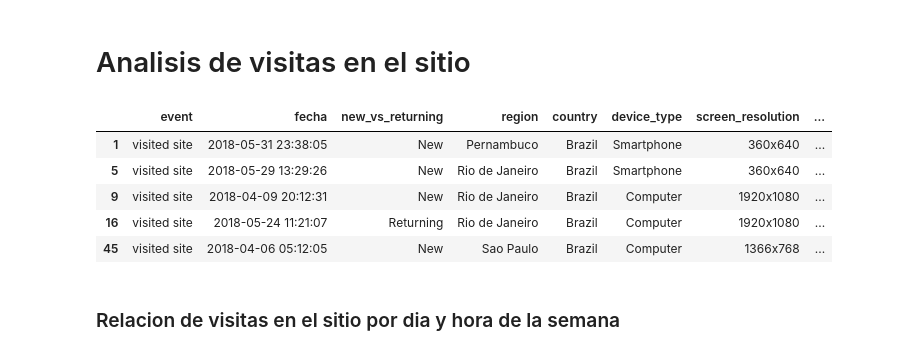
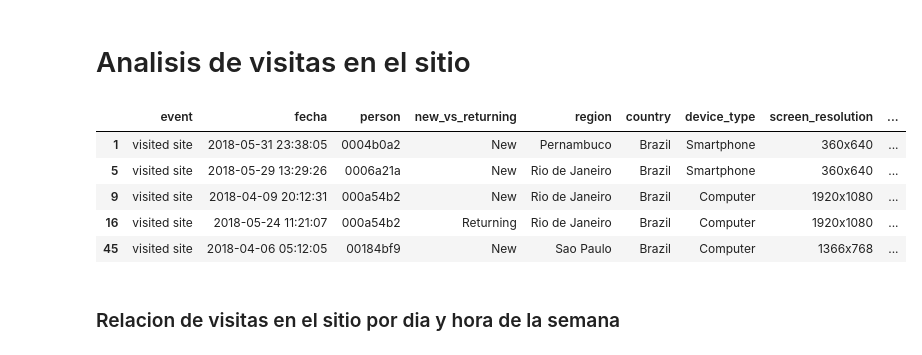
Before and after one commit to Memphis14F/datosTp1, a Jupyter notebook: WebAnalyticsEvents.ipynb, the cells around one changed output. Saved outputs shown, nothing was run; the diff lists cells and outputs as text; code cells hidden in the pictures.

```diff
--- a/WebAnalyticsEvents.ipynb
+++ b/WebAnalyticsEvents.ipynb
@@ -133,16 +133,16 @@ plt.show()
 # %% [markdown]
 # Analisis de visitas en el sitio
 # %%
-visitas = events.loc[:,['event','fecha','new_vs_returning','region','country','device_type','screen_resolution','operating_system_version','browser_version']]
+visitas = events.loc[:,['event','fecha','person','new_vs_returning','region','country','device_type','screen_resolution','operating_system_version','browser_version']]
 visitas = visitas.loc[visitas.event == 'visited site']
 visitas.head()
 # %% [output]
-|  | event | fecha | new_vs_returning | region | country | device_type | screen_resolution | ... |
-| 1 | visited site | 2018-05-31 23:38:05 | New | Pernambuco | Brazil | Smartphone | 360x640 | ... |
-| 5 | visited site | 2018-05-29 13:29:26 | New | Rio de Janeiro | Brazil | Smartphone | 360x640 | ... |
-| 9 | visited site | 2018-04-09 20:12:31 | New | Rio de Janeiro | Brazil | Computer | 1920x1080 | ... |
-| 16 | visited site | 2018-05-24 11:21:07 | Returning | Rio de Janeiro | Brazil | Computer | 1920x1080 | ... |
-| 45 | visited site | 2018-04-06 05:12:05 | New | Sao Paulo | Brazil | Computer | 1366x768 | ... |
+|  | event | fecha | person | new_vs_returning | region | country | device_type | screen_resolution | ... |
+| 1 | visited site | 2018-05-31 23:38:05 | 0004b0a2 | New | Pernambuco | Brazil | Smartphone | 360x640 | ... |
+| 5 | visited site | 2018-05-29 13:29:26 | 0006a21a | New | Rio de Janeiro | Brazil | Smartphone | 360x640 | ... |
+| 9 | visited site | 2018-04-09 20:12:31 | 000a54b2 | New | Rio de Janeiro | Brazil | Computer | 1920x1080 | ... |
+| 16 | visited site | 2018-05-24 11:21:07 | 000a54b2 | Returning | Rio de Janeiro | Brazil | Computer | 1920x1080 | ... |
+| 45 | visited site | 2018-04-06 05:12:05 | 00184bf9 | New | Sao Paulo | Brazil | Computer | 1366x768 | ... |
 # %% [markdown]
 ### Relacion de visitas en el sitio por dia y hora de la semana
 # %%
```
Also changed, not shown: parts of 14 cells of this notebook.
